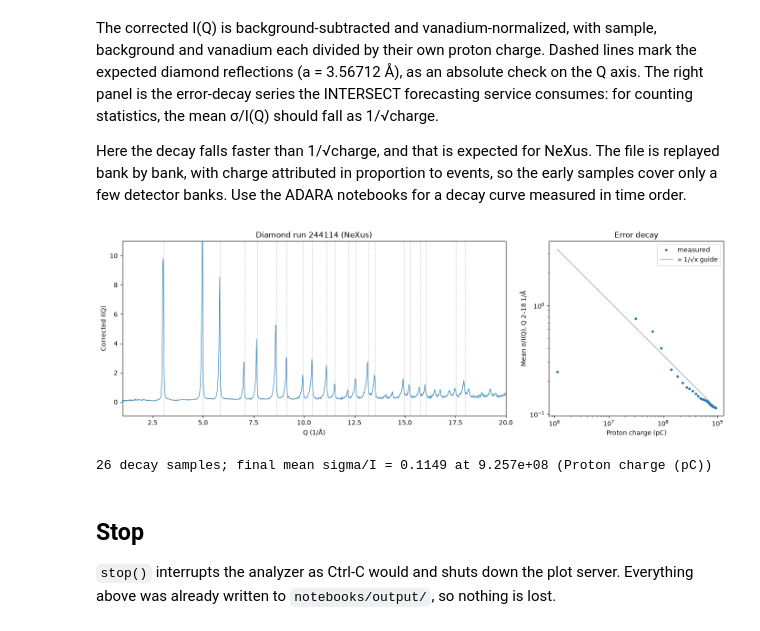
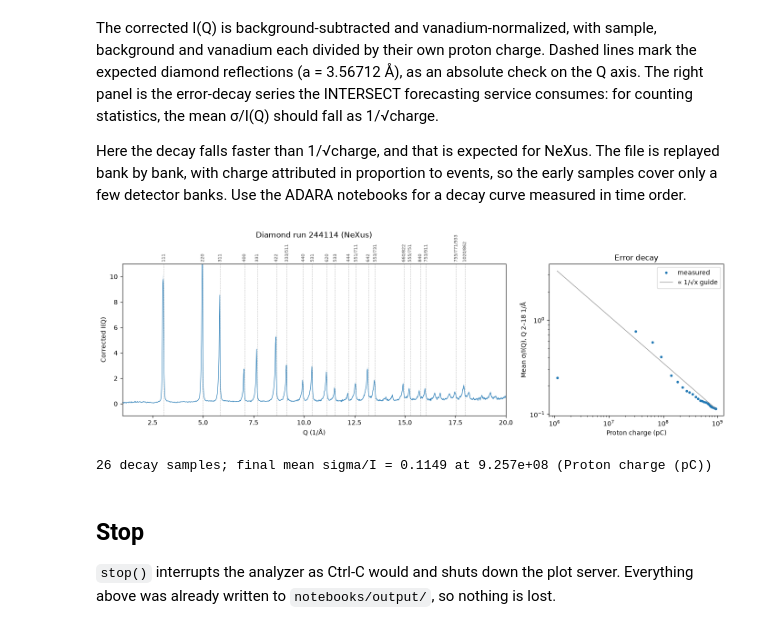
Before and after one commit to neutrons/live_stream_analysis, a Jupyter notebook: notebooks/02_analyze_nexus_python.ipynb, the cells around one changed output. Saved outputs shown, nothing was run; the diff lists cells and outputs as text; code cells hidden in the pictures.

```diff
--- a/notebooks/02_analyze_nexus_python.ipynb
+++ b/notebooks/02_analyze_nexus_python.ipynb
@@ -199,36 +210,42 @@ reflections = read_csv(OUTPUT_DIR / "diamond_reflections.csv")
 q, intensity, error = iq["Q value"], iq["I(Q)"], iq["Error I(Q)"]
 window = (q > 1.0) & (q < 20.0)
 low, high = np.nanpercentile(intensity[window], [0.5, 99.9])
 
 fig, (ax_iq, ax_decay) = plt.subplots(1, 2, figsize=(14, 4.8), width_ratios=[2.2, 1])
-for q_peak in reflections["Q (1/A)"][reflections["rel intensity"] > 0.5]:
+# Expected diamond reflections, labelled by hkl along the top.
+shown = (reflections["rel intensity"] > 0.5) & (reflections["Q (1/A)"] < 20.0)
+for q_peak, hkl in zip(reflections["Q (1/A)"][shown], reflections["hkl"][shown]):
     ax_iq.axvline(q_peak, color="0.75", linestyle="--", linewidth=0.7, zorder=0)
+    ax_iq.annotate(
+        hkl, xy=(q_peak, 1.0), xycoords=("data", "axes fraction"), xytext=(0, 3), textcoords="offset points",
+        rotation=90, ha="center", va="bottom", fontsize=7, color="0.35",
+    )
 ax_iq.fill_between(q, intensity - error, intensity + error, alpha=0.3, linewidth=0)
 ax_iq.plot(q, intensity, linewidth=0.8)
 ax_iq.set(
     xlim=(1.0, 20.0),
     ylim=(low - 0.1 * (high - low), high + 0.1 * (high - low)),
     xlabel="Q (1/Å)",
     ylabel="Corrected I(Q)",
-    title="Diamond run 244114 (NeXus)",
 )
+ax_iq.set_title("Diamond run 244114 (NeXus)", pad=42)
 
 charge = statistics["Proton charge (pC)"]
 x_values, x_label = (charge, "Proton charge (pC)") if np.nanmax(charge) > 0 else (statistics["Elapsed time (s)"], "Elapsed time (s)")
 sigma = statistics["Mean sigma/I(Q)"]
 measured = x_values > 0  # the first sample can land before any charge or time has accrued
 x_values, sigma = x_values[measured], sigma[measured]
 ax_decay.loglog(x_values, sigma, marker=".", linestyle="none", label="measured")
 # Anchored on the last, best-determined sample; the earliest ones carry almost no counts.
 ax_decay.loglog(x_values, sigma[-1] * np.sqrt(x_values[-1] / x_values), color="0.5", linewidth=0.8, label="∝ 1/√x guide")
 ax_decay.set(xlabel=x_label, ylabel="Mean σ/I(Q), Q 2–18 1/Å", title="Error decay")
 ax_decay.legend()
 fig.tight_layout()
 plt.show()
 
 print(f"{len(sigma)} decay samples; final mean sigma/I = {sigma[-1]:.4f} at {x_values[-1]:.4g} ({x_label})")
 # %% [output]
-[figure, old version]
+[figure, new version]
 26 decay samples; final mean sigma/I = 0.1149 at 9.257e+08 (Proton charge (pC))
 # %% [markdown]
 ## Stop
```
Also changed, not shown: parts of 4 cells of this notebook, 9 other files.
